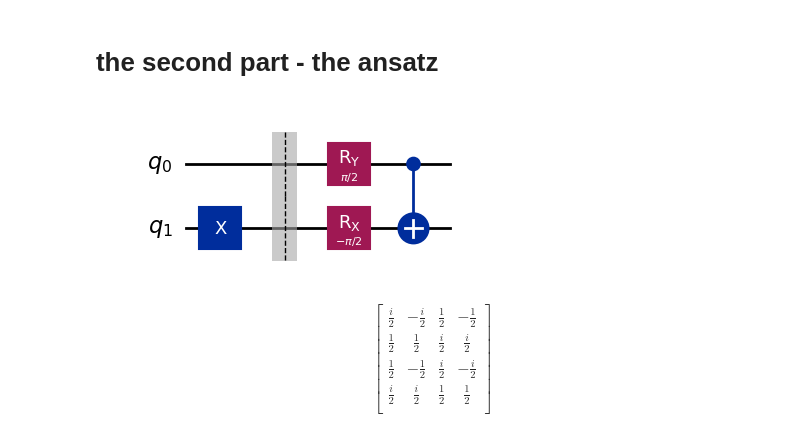
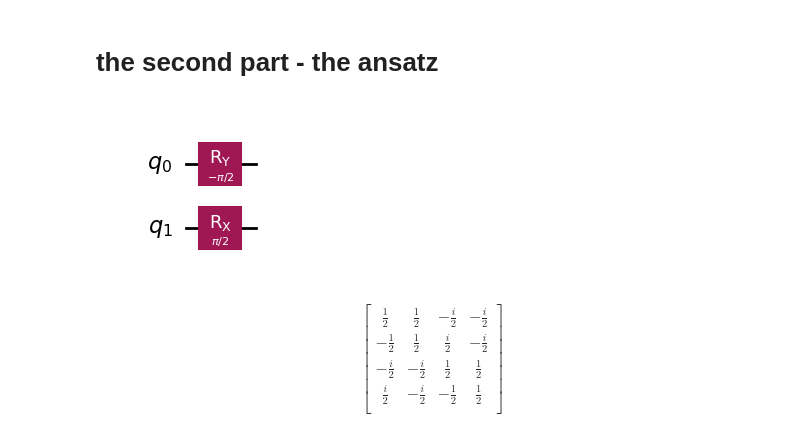
Before and after one commit to JoeJoeNguyen/quantumComputing, a Jupyter notebook: QML/Tqr.ipynb, the cells around one changed output. Cells and saved outputs as stored; diff of their text form; code cells hidden in the pictures.

```diff
--- a/QML/Tqr.ipynb
+++ b/QML/Tqr.ipynb
@@ -295,25 +295,21 @@ qc_1.draw('mpl')
 # %%
 qc_2 = QuantumCircuit(2)
 
-qc_2.x(1)
-qc_2.barrier()
-qc_2.rx(param2,1)
-qc_2.ry(param1,0)
-
-qc_2.cx(0,1)
+qc_2.ry(param2,0)
+qc_2.rx(param1,1)
 qc_2.draw('mpl')
 # %% [output]
-[figure, old version]
+[figure, new version]
 # %%
 qc_2_op = Operator.from_circuit(qc_2)
 qc_2_op.draw('latex')
 # %% [output]
 $$
 \begin{bmatrix}
-\frac{i}{2} & - \frac{i}{2} & \frac{1}{2} & - \frac{1}{2}  \\
- \frac{1}{2} & \frac{1}{2} & \frac{i}{2} & \frac{i}{2}  \\
- \frac{1}{2} & - \frac{1}{2} & \frac{i}{2} & - \frac{i}{2}  \\
- \frac{i}{2} & \frac{i}{2} & \frac{1}{2} & \frac{1}{2}  \\
+\frac{1}{2} & \frac{1}{2} & - \frac{i}{2} & - \frac{i}{2}  \\
+ - \frac{1}{2} & \frac{1}{2} & \frac{i}{2} & - \frac{i}{2}  \\
+ - \frac{i}{2} & - \frac{i}{2} & \frac{1}{2} & \frac{1}{2}  \\
+ \frac{i}{2} & - \frac{i}{2} & - \frac{1}{2} & \frac{1}{2}  \\
  \end{bmatrix}
 $$
 # %%
```
Also changed, not shown: parts of 6 cells of this notebook.
